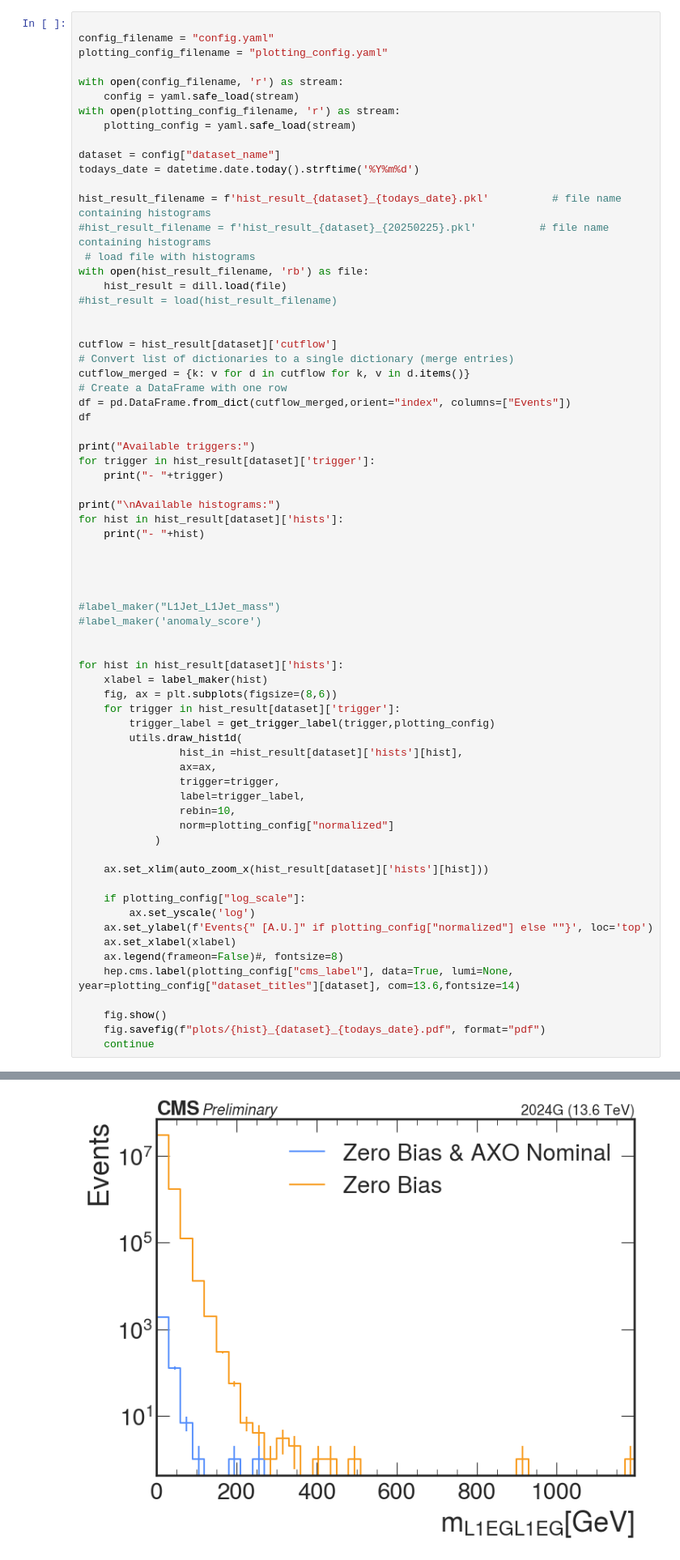
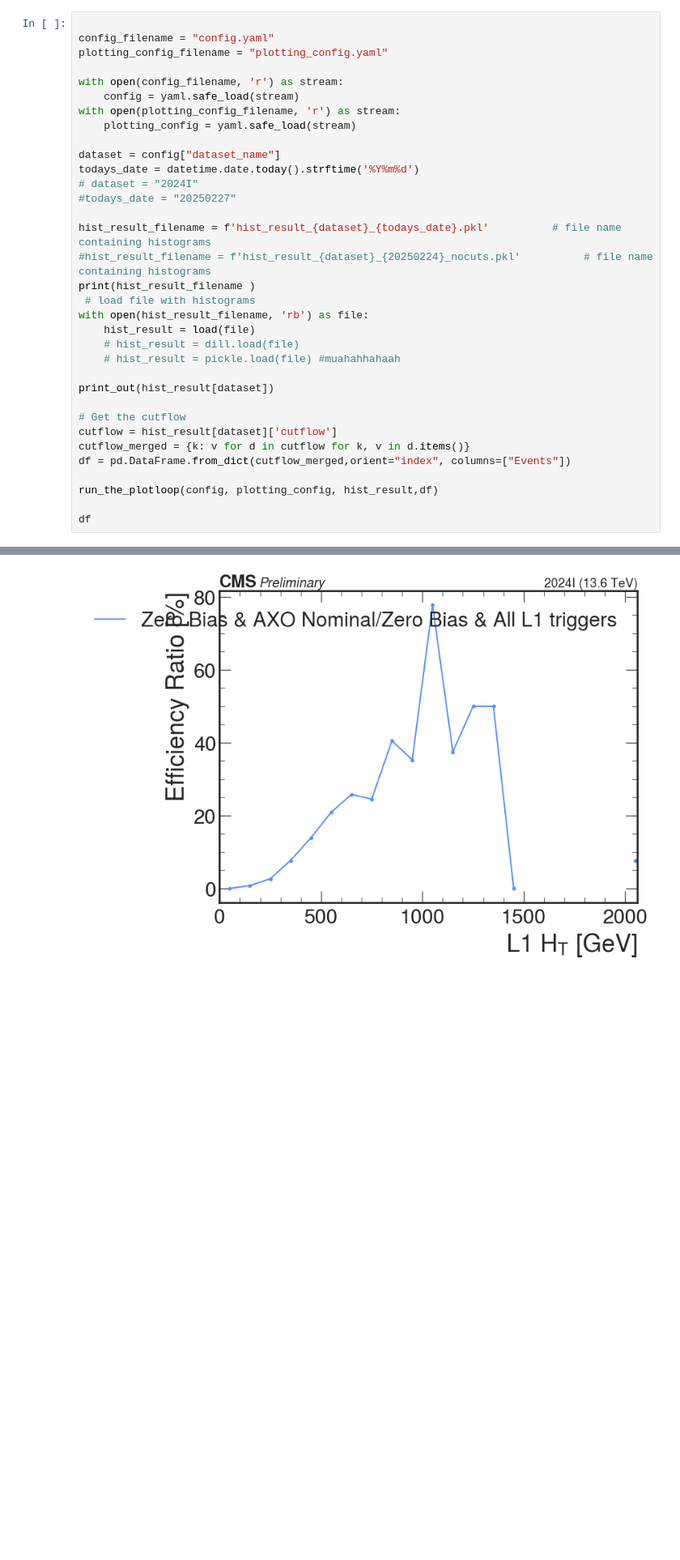
Before and after one commit to ellisonscheuller/coffea_casa, a Jupyter notebook: hist_plotting.ipynb, the cells around one changed output, grey strips where cells are left out. Shown: that part at 81% size. Cells and saved outputs as stored; diff of their text form; blank space fills up the shorter version.

Commit message:
purity and efficiency plotting in

```diff
--- a/hist_plotting.ipynb
+++ b/hist_plotting.ipynb
@@ -91,61 +317,26 @@ with open(plotting_config_filename, 'r') as stream:
 
 dataset = config["dataset_name"]
 todays_date = datetime.date.today().strftime('%Y%m%d')
+# dataset = "2024I"
+#todays_date = "20250227"
 
 hist_result_filename = f'hist_result_{dataset}_{todays_date}.pkl'          # file name containing histograms
-#hist_result_filename = f'hist_result_{dataset}_{20250225}.pkl'          # file name containing histograms
+#hist_result_filename = f'hist_result_{dataset}_{20250224}_nocuts.pkl'          # file name containing histograms
+print(hist_result_filename )
  # load file with histograms
 with open(hist_result_filename, 'rb') as file:
-    hist_result = dill.load(file)
-#hist_result = load(hist_result_filename)
+    hist_result = load(file)
+    # hist_result = dill.load(file)
+    # hist_result = pickle.load(file) #muahahhahaah
 
+print_out(hist_result[dataset])
 
+# Get the cutflow
 cutflow = hist_result[dataset]['cutflow']
-# Convert list of dictionaries to a single dictionary (merge entries)
 cutflow_merged = {k: v for d in cutflow for k, v in d.items()}
-# Create a DataFrame with one row
 df = pd.DataFrame.from_dict(cutflow_merged,orient="index", columns=["Events"])
+
+run_the_plotloop(config, plotting_config, hist_result,df)
+
 df
-
-print("Available triggers:")
-for trigger in hist_result[dataset]['trigger']:
-    print("- "+trigger)
-
-print("\nAvailable histograms:")
-for hist in hist_result[dataset]['hists']:
-    print("- "+hist)
-
-
-
-
-#label_maker("L1Jet_L1Jet_mass")
-#label_maker('anomaly_score')
-
-
-for hist in hist_result[dataset]['hists']:
-    xlabel = label_maker(hist)
-    fig, ax = plt.subplots(figsize=(8,6))
-    for trigger in hist_result[dataset]['trigger']:
-        trigger_label = get_trigger_label(trigger,plotting_config)
-        utils.draw_hist1d(
-                hist_in =hist_result[dataset]['hists'][hist],
-                ax=ax,
-                trigger=trigger,
-                label=trigger_label,
-                rebin=10,
-                norm=plotting_config["normalized"]
-            )
-
-    ax.set_xlim(auto_zoom_x(hist_result[dataset]['hists'][hist]))
-
-    if plotting_config["log_scale"]:
-        ax.set_yscale('log')
-    ax.set_ylabel(f'Events{" [A.U.]" if plotting_config["normalized"] else ""}', loc='top')
-    ax.set_xlabel(xlabel)
-    ax.legend(frameon=False)#, fontsize=8)
-    hep.cms.label(plotting_config["cms_label"], data=True, lumi=None, year=plotting_config["dataset_titles"][dataset], com=13.6,fontsize=14)
-
-    fig.show()
-    fig.savefig(f"plots/{hist}_{dataset}_{todays_date}.pdf", format="pdf")
-    continue
 # %% [output]
@@ -165 +365 @@ Available histograms:
-[figure, old version]
+[figure, new version]
```
Also changed, not shown: parts of 18 cells of this notebook, 5 other files.
